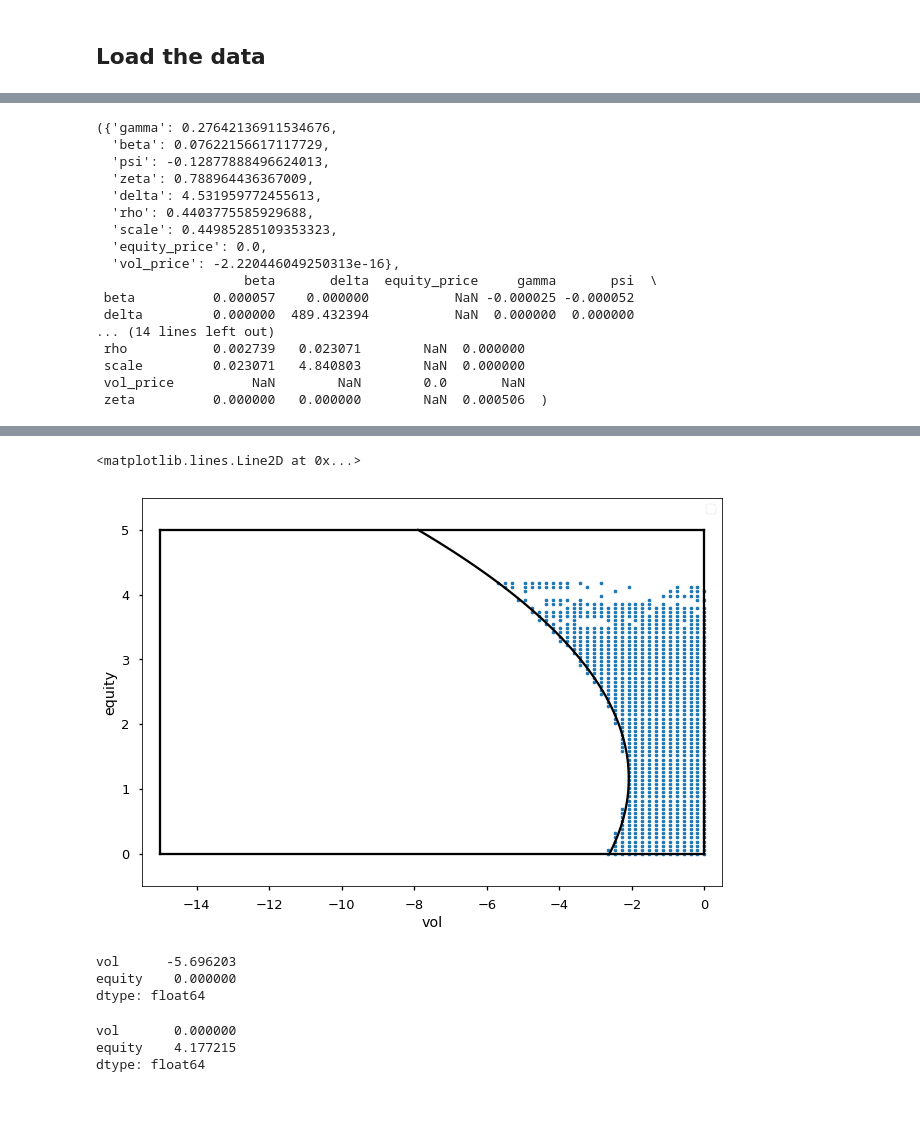
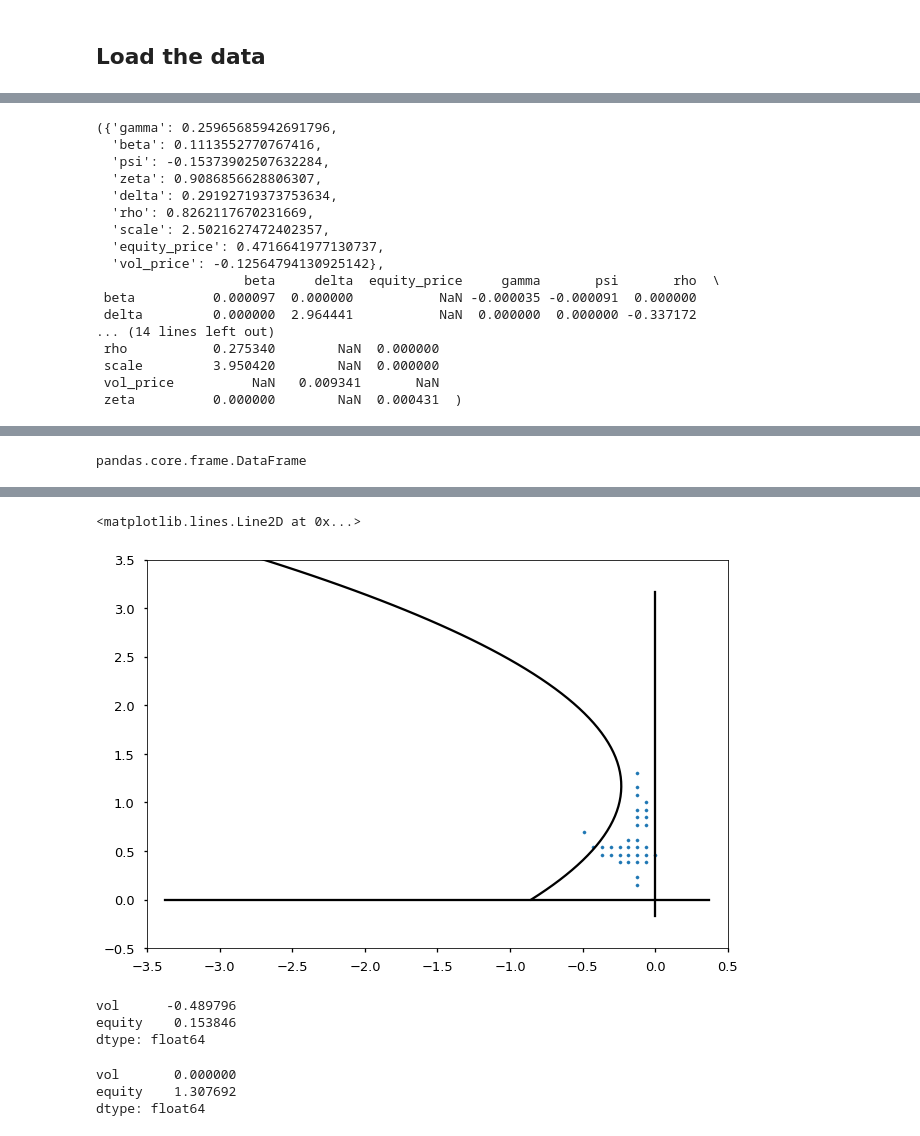
Before and after one commit to sangrey/RiskPriceInference, a Jupyter notebook: volpriceinference/robust_inference_on_data.ipynb, the cells around one changed output, grey strips where cells are left out. Cells and saved outputs as stored; diff of their text form; code cells hidden in the pictures; blank space fills up the shorter version.

Commit message:
Ran the code and saved the results from the data.

```diff
--- a/volpriceinference/robust_inference_on_data.ipynb
+++ b/volpriceinference/robust_inference_on_data.ipynb
@@ -19,9 +21,9 @@ logging.getLogger().addHandler(logging.FileHandler("logging.tmp.txt"))
 # %% [markdown]
 ## Load the data
-# %%
-data_in = pd.read_csv('../data/spy_daily_data_2000-2017.csv', index_col=0, parse_dates=True).dropna()
-data = pd.DataFrame(data_in['log_rtn']).rename(columns={'log_rtn':'rtn'})
-data['vol'] = data_in['real_vol']
-data['rtn'] *= np.mean(data['vol']) / np.mean(data['rtn']**2)
-data['vol'] *= 252**2
-data['rtn'] *= 252
+# %%
+with pd.HDFStore('../data/spy_daily_estimates_2003-2017_1000_1sec.hdf') as store:
+    daily_rtn = store['daily_rtn'] * 252
+    vol = store['discrete_vol_est'] * 252**2
+
+    data = pd.concat([daily_rtn, vol.diffusion + vol.jumps], axis=1).dropna()
+    data.columns = ['rtn', 'vol']
@@ -60,31 +65,35 @@ omega
 # %%
 vl.estimate_params_strong_id(data)
 # %% [output]
-({'gamma': 0.27642136911534676,
-  'beta': 0.07622156617117729,
-  'psi': -0.12877888496624013,
-  'zeta': 0.788964436367009,
-  'delta': 4.531959772455613,
-  'rho': 0.4403775585929688,
-  'scale': 0.44985285109353323,
-  'equity_price': 0.0,
-  'vol_price': -2.220446049250313e-16},
-                   beta       delta  equity_price     gamma       psi  \
- beta          0.000057    0.000000           NaN -0.000025 -0.000052
- delta         0.000000  489.432394           NaN  0.000000  0.000000
+({'gamma': 0.25965685942691796,
+  'beta': 0.1113552770767416,
+  'psi': -0.15373902507632284,
+  'zeta': 0.9086856628806307,
+  'delta': 0.29192719373753634,
+  'rho': 0.8262117670231669,
+  'scale': 2.5021627472402357,
+  'equity_price': 0.4716641977130737,
+  'vol_price': -0.12564794130925142},
+                   beta     delta  equity_price     gamma       psi       rho  \
+ beta          0.000097  0.000000           NaN -0.000035 -0.000091  0.000000
+ delta         0.000000  2.964441           NaN  0.000000  0.000000 -0.337172
 ... (14 lines left out)
- rho           0.002739   0.023071        NaN  0.000000
- scale         0.023071   4.840803        NaN  0.000000
- vol_price          NaN        NaN        0.0       NaN
- zeta          0.000000   0.000000        NaN  0.000506  )
+ rho           0.275340        NaN  0.000000
+ scale         3.950420        NaN  0.000000
+ vol_price          NaN   0.009341       NaN
+ zeta          0.000000        NaN  0.000431  )
 # %%
-qlr_stats = vl.compute_qlr_stats(omega=omega, omega_cov=omega_cov, vol_dim=80, equity_dim=80, equity_max=5,
-                                vol_min=-15)
+qlr_stats = vl.compute_qlr_stats(omega=omega, omega_cov=omega_cov, vol_dim=50, equity_dim=40, equity_max=3,
+                                vol_min=-3)
 # %% [output]
 [interactive output not drawn]
+# %%
+qlr_stats.to_json
+# %% [output]
+pandas.core.frame.DataFrame
 # %%
-qlr_draws = vl.compute_qlr_sim(omega=omega, omega_cov=omega_cov, vol_dim=80, equity_dim=80, equity_max=5,
-                                vol_min=-15, innov_dim=200, alpha=2.5)
+qlr_draws = vl.compute_qlr_sim(omega=omega, omega_cov=omega_cov, vol_dim=50, equity_dim=40, equity_max=3,
+                                vol_min=-3, innov_dim=2000, alpha=2.5)
 # %% [output]
 [interactive output not drawn]
 # %%
@@ -98,32 +107,32 @@ def constraint(scale, psi, zeta, equity_price):
     return  vol_price
 # %%
 fig3, ax3 = mpl.pyplot.subplots()
-sns.scatterplot(y=accepted_vals.equity, x=accepted_vals.vol, ax=ax3, marker='.')
-ax3.set_xlim([-15.5, .5])
-ax3.set_ylim([-.5, 5.5])
-# hull = spatial.ConvexHull(accepted_vals.values)
-# ax3.fill(accepted_vals.values[hull.vertices, 0], accepted_vals.values[hull.vertices, 1], 'k-', color='green',
-#         alpha=.5)
-ax3.legend()
+ax3.scatter(y=accepted_vals.equity, x=accepted_vals.vol, marker='o', s=10)
+ax3.set_xlim([-3.5, .5])
+ax3.set_ylim([-.5, 3.5])
+# # hull = spatial.ConvexHull(accepted_vals.values)
+# # ax3.fill(accepted_vals.values[hull.vertices, 0], accepted_vals.values[hull.vertices, 1], 'k-',
+# #    color='green',  alpha=.5)
+# ax3.legend()
 yvals = np.linspace(0,5,100)
 xvals = [constraint(omega['scale'], omega['psi'], omega['zeta'], x) for x in yvals]
 ax3.plot(xvals, yvals, color='black')
 ax3.axvline(0,  ymin=.5 /6, ymax=1 - .5/6, color='black')
 ax3.axvline(-15,  ymin=.5 /6, ymax=1 - .5/6, color='black')
 ax3.axhline(0,  xmin=.5 /16, xmax=1 - .5/16, color='black')
 ax3.axhline(5,  xmin=.5 /16, xmax=1 - .5/16, color='black')
 # %% [output]
 <matplotlib.lines.Line2D at 0x...>
-[figure, old version]
+[figure, new version]
 # %%
 accepted_vals.min()
 # %% [output]
-vol      -5.696203
-equity    0.000000
+vol      -0.489796
+equity    0.153846
 dtype: float64
 # %%
 accepted_vals.max()
 # %% [output]
 vol       0.000000
-equity    4.177215
+equity    1.307692
 dtype: float64
```
Also changed, not shown: parts of 6 cells of this notebook, 4 other files.
